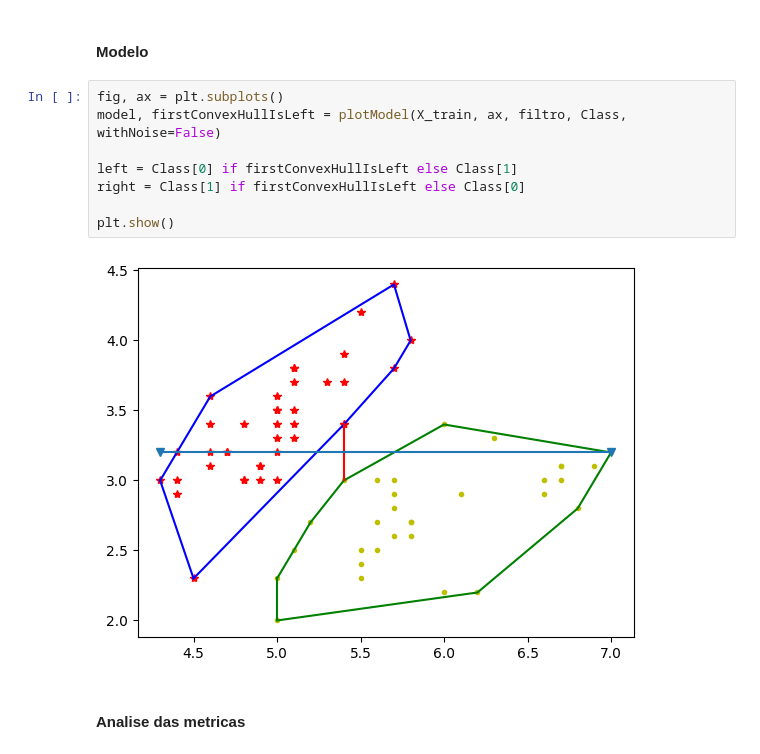
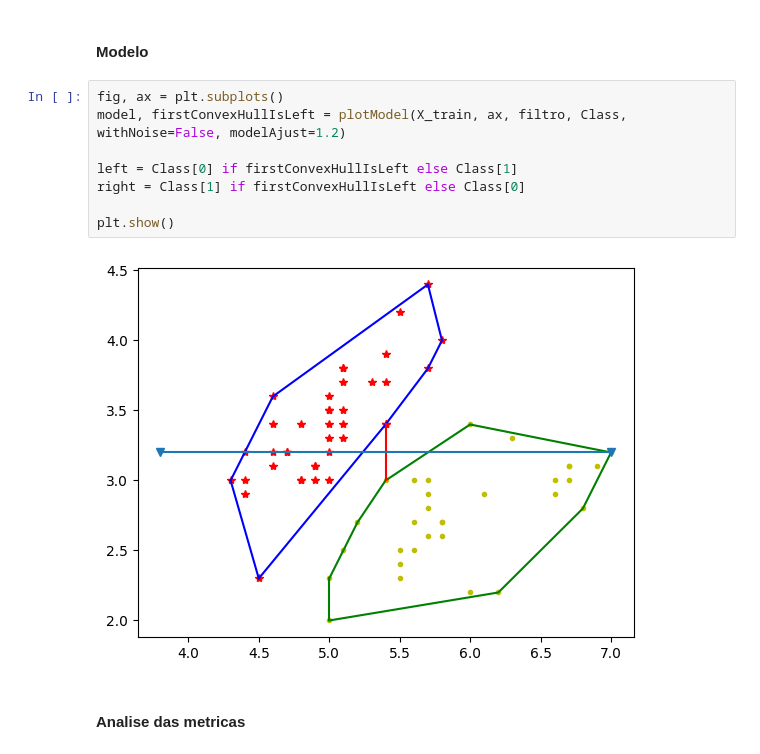
Before and after one commit to Gcastelo01/TP1_Alg2, a Jupyter notebook: TP1_Classificador.ipynb, the cells around one changed output. Saved outputs shown, nothing was run; the diff lists cells and outputs as text.

```diff
--- a/TP1_Classificador.ipynb
+++ b/TP1_Classificador.ipynb
@@ -165,14 +165,14 @@ As envoltórias tem interssão: False
 #### Modelo
 # %%
 fig, ax = plt.subplots()
-model, firstConvexHullIsLeft = plotModel(X_train, ax, filtro, Class, withNoise=False)
+model, firstConvexHullIsLeft = plotModel(X_train, ax, filtro, Class, withNoise=False, modelAjust=1.2)
 
 left = Class[0] if firstConvexHullIsLeft else Class[1]
 right = Class[1] if firstConvexHullIsLeft else Class[0]
 
 plt.show()
 # %% [output]
-[figure, old version]
+[figure, new version]
 # %% [markdown]
 #### Analise das metricas
 # %%
```
Also changed, not shown: parts of 26 cells of this notebook, 1 other file.
